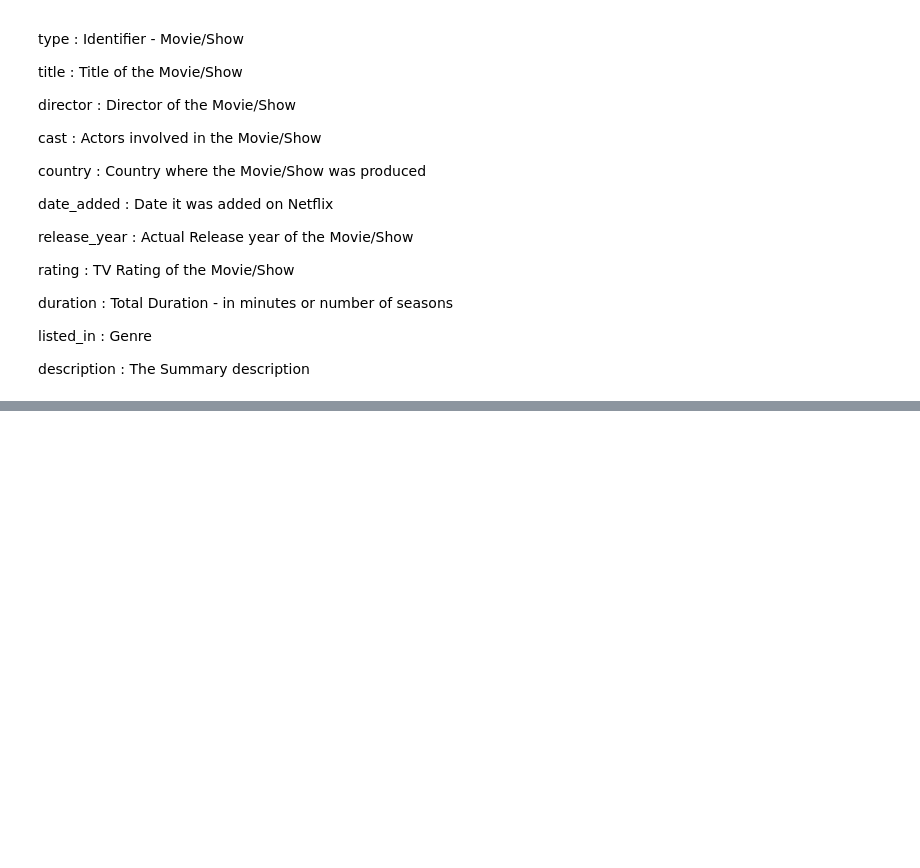
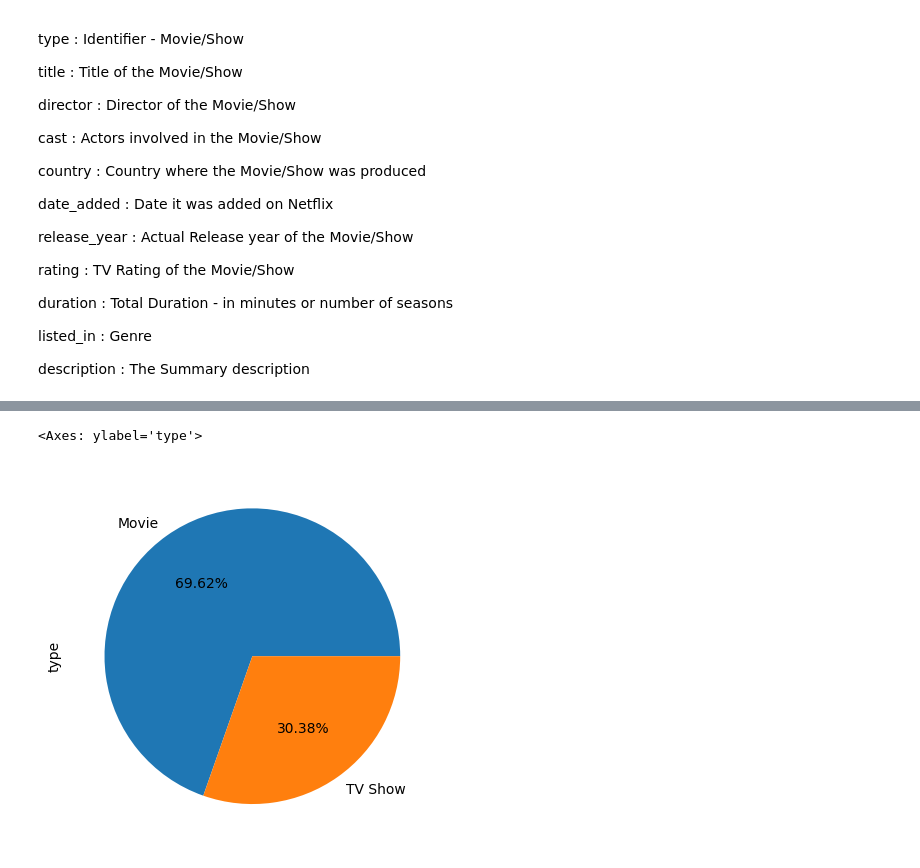
Before and after one commit to Sahilldiwan/Netflix-Movies-and-TV-Shows, a Jupyter notebook: Netflix_Movies_and_TV_Shows.ipynb, the cells around one changed output, grey strips where cells are left out. Drawn from its saved outputs; the diff is of its cells as text; code cells hidden in the pictures; blank space fills up the shorter version.

```diff
--- a/Netflix_Movies_and_TV_Shows.ipynb
+++ b/Netflix_Movies_and_TV_Shows.ipynb
@@ -175,0 +176,5 @@ description : The Summary description
+# %%
+df['type'].value_counts().plot(kind='pie',autopct='%1.2f%%')
+# %% [output]
+<Axes: ylabel='type'>
+[figure, added]
```
Also changed, not shown: parts of 23 cells of this notebook.
